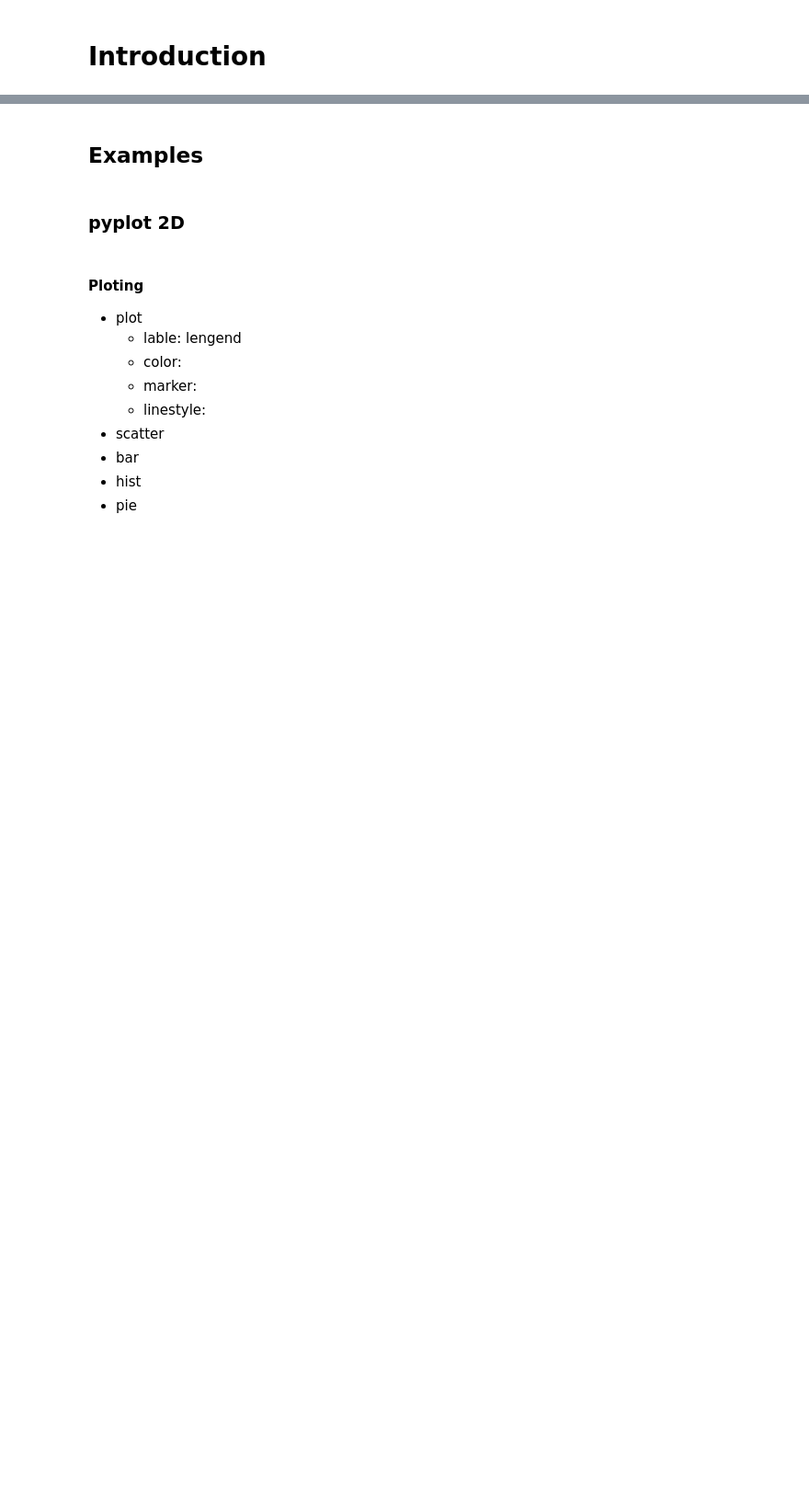
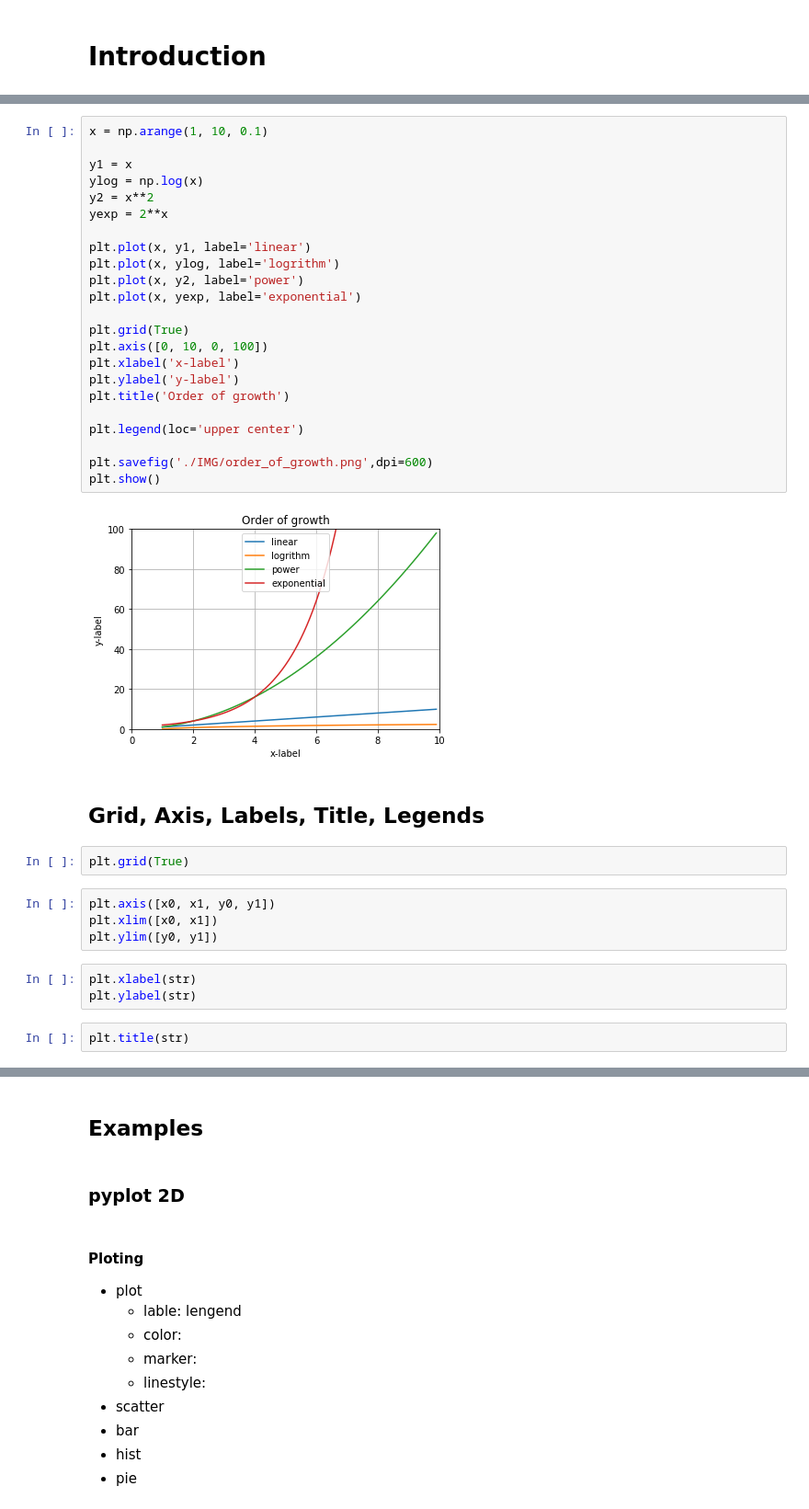
Before and after one commit to hpzju/DataScience, a Jupyter notebook: PandasSuite/Matplot.ipynb, the cells around one changed output, grey strips where cells are left out. Shown at 92% size. Saved outputs shown, nothing was run; the diff lists cells and outputs as text; blank space fills up the shorter version.

```diff
--- a/DS/Matplot.ipynb
+++ b/PandasSuite/Matplot.ipynb
@@ -15,0 +16,38 @@ plt.show()
+# %%
+x = np.arange(1, 10, 0.1)
+
+y1 = x
+ylog = np.log(x)
+y2 = x**2
+yexp = 2**x
+
+plt.plot(x, y1, label='linear')
+plt.plot(x, ylog, label='logrithm')
+plt.plot(x, y2, label='power')
+plt.plot(x, yexp, label='exponential')
+
+plt.grid(True)
+plt.axis([0, 10, 0, 100])
+plt.xlabel('x-label')
+plt.ylabel('y-label')
+plt.title('Order of growth')
+
+plt.legend(loc='upper center')
+
+plt.savefig('./IMG/order_of_growth.png',dpi=600)
+plt.show()
+# %% [output]
+[figure, added]
+# %% [markdown]
+## Grid, Axis, Labels, Title, Legends
+# %%
+plt.grid(True)
+# %%
+plt.axis([x0, x1, y0, y1])
+plt.xlim([x0, x1])
+plt.ylim([y0, y1])
+# %%
+plt.xlabel(str)
+plt.ylabel(str)
+# %%
+plt.title(str)
```
Also changed, not shown: parts of 4 cells of this notebook, 9 other files.
